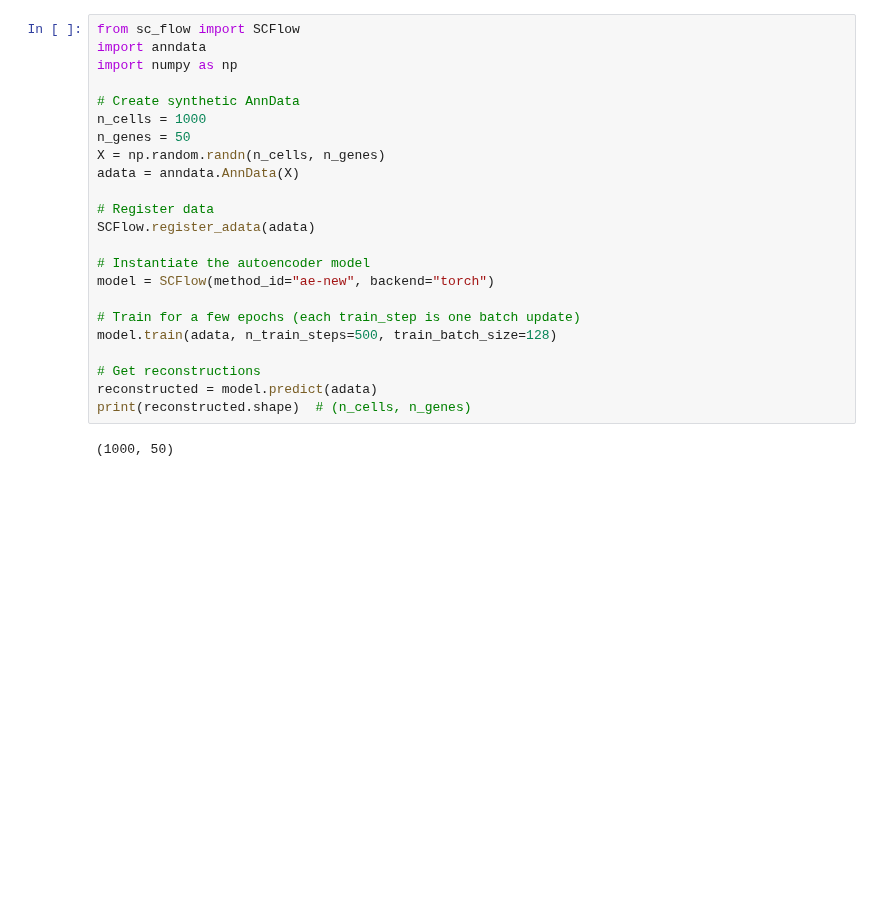
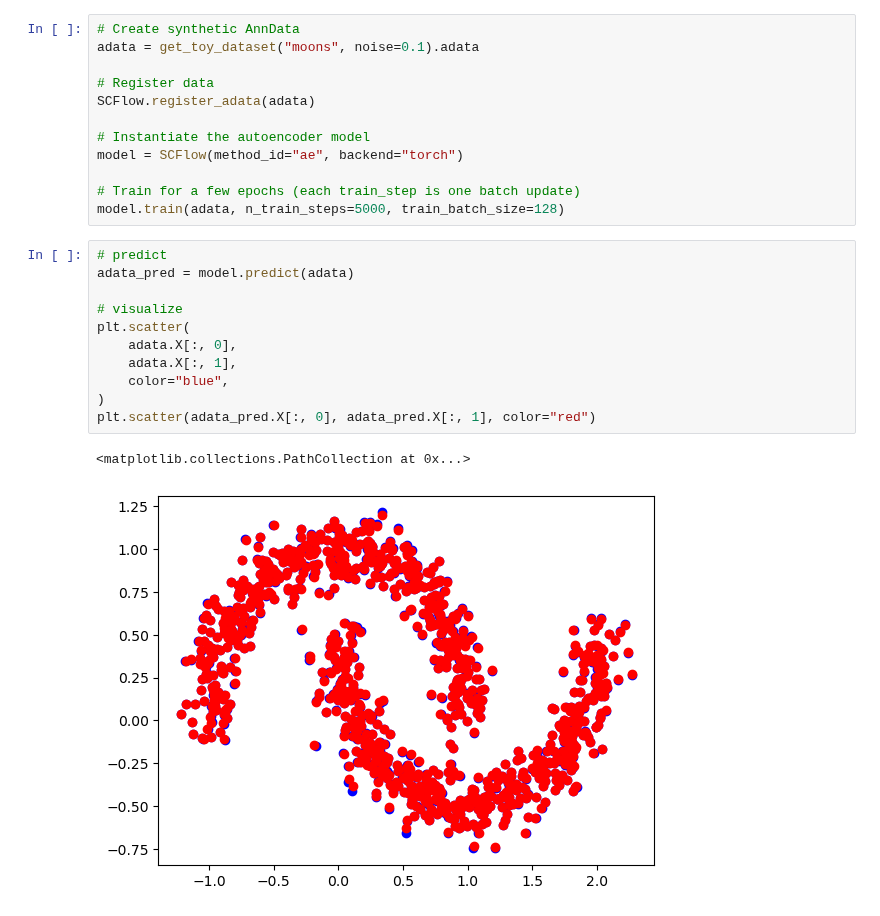
Before and after one commit to theislab/sckitflow, a Jupyter notebook: docs/notebooks/try_custom_ae.ipynb, the cells around one changed output. Saved outputs shown, nothing was run; the diff lists cells and outputs as text; blank space fills up the shorter version.

```diff
--- a/docs/notebooks/try_custom_ae.ipynb
+++ b/docs/notebooks/try_custom_ae.ipynb
@@ -97,26 +105,27 @@ class AutoencoderMethod:
         return recon
 # %%
-from sc_flow import SCFlow
-import anndata
-import numpy as np
-
 # Create synthetic AnnData
-n_cells = 1000
-n_genes = 50
-X = np.random.randn(n_cells, n_genes)
-adata = anndata.AnnData(X)
+adata = get_toy_dataset("moons", noise=0.1).adata
 
 # Register data
 SCFlow.register_adata(adata)
 
 # Instantiate the autoencoder model
-model = SCFlow(method_id="ae-new", backend="torch")
+model = SCFlow(method_id="ae", backend="torch")
 
 # Train for a few epochs (each train_step is one batch update)
-model.train(adata, n_train_steps=500, train_batch_size=128)
-
-# Get reconstructions
-reconstructed = model.predict(adata)
-print(reconstructed.shape)  # (n_cells, n_genes)
+model.train(adata, n_train_steps=5000, train_batch_size=128)
-# %% [output]
-(1000, 50)
+# %%
+# predict
+adata_pred = model.predict(adata)
+
+# visualize
+plt.scatter(
+    adata.X[:, 0],
+    adata.X[:, 1],
+    color="blue",
+)
+plt.scatter(adata_pred.X[:, 0], adata_pred.X[:, 1], color="red")
+# %% [output]
+<matplotlib.collections.PathCollection at 0x...>
+[figure, added]
```
Also changed, not shown: parts of 3 cells of this notebook, 3 other files.
